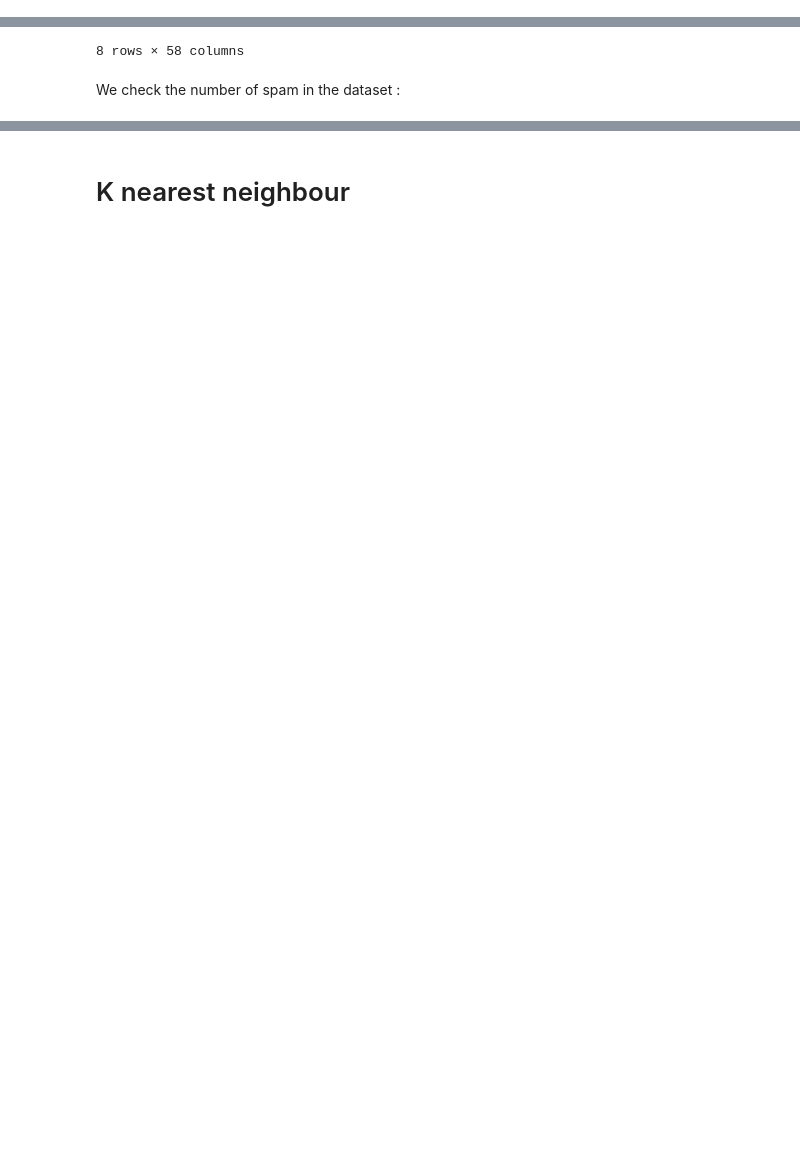
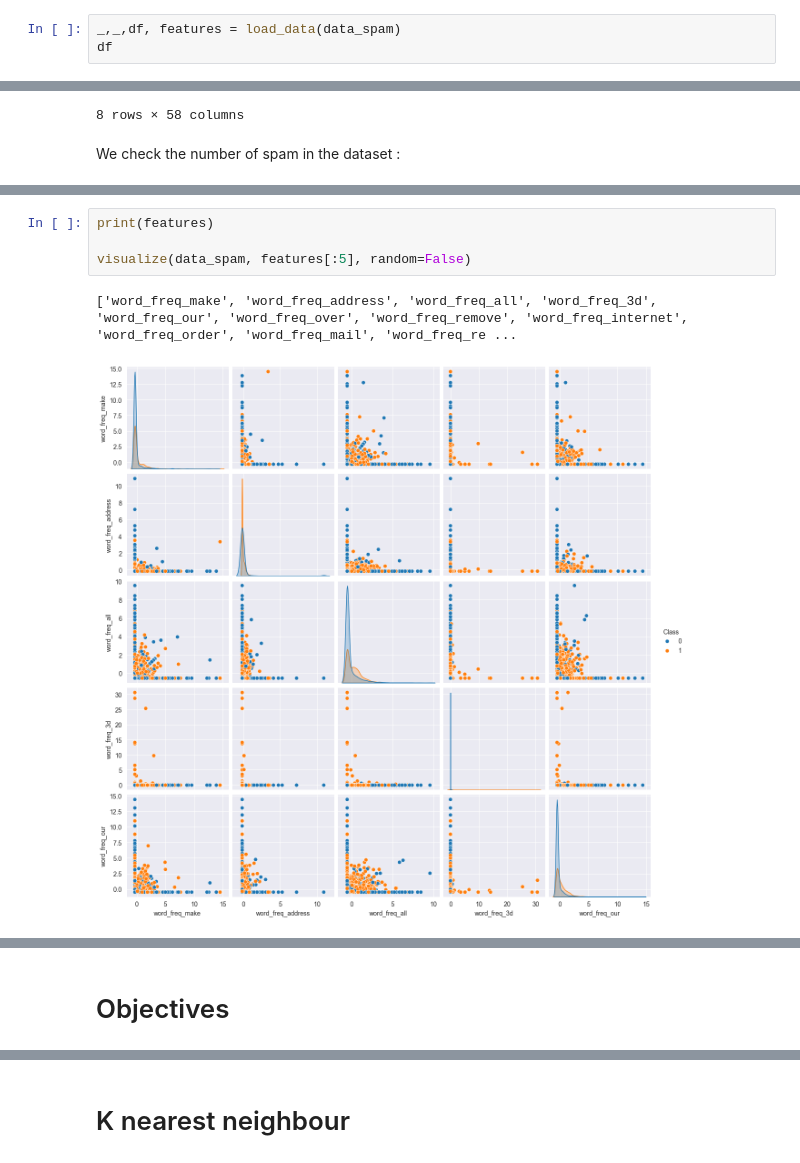
Before and after one commit to RemiBBX/ml-diabetes-spam-prediction, a Jupyter notebook: SPAM_Visualization.ipynb, the cells around one changed output, grey strips where cells are left out. Saved outputs shown, nothing was run; the diff lists cells and outputs as text; blank space fills up the shorter version.

Commit message:
Spam visualize

```diff
--- a/SPAM_Visualization.ipynb
+++ b/SPAM_Visualization.ipynb
@@ -98,0 +11,3 @@ df.columns = colonnes
+# %%
+_,_,df, features = load_data(data_spam)
+df
@@ -176,0 +102,7 @@ Features choisies : ['word_freq_all', 'word_freq_our', 'word_freq_you', 'word_fr
+# %%
+print(features)
+
+visualize(data_spam, features[:5], random=False)
+# %% [output]
+['word_freq_make', 'word_freq_address', 'word_freq_all', 'word_freq_3d', 'word_freq_our', 'word_freq_over', 'word_freq_remove', 'word_freq_internet', 'word_freq_order', 'word_freq_mail', 'word_freq_re ...
+[figure, added]
@@ -176,0 +110,2 @@ Features choisies : ['word_freq_all', 'word_freq_our', 'word_freq_you', 'word_fr
+# %% [markdown]
+# Objectives
```
Also changed, not shown: parts of 30 cells of this notebook, 2 other files.
